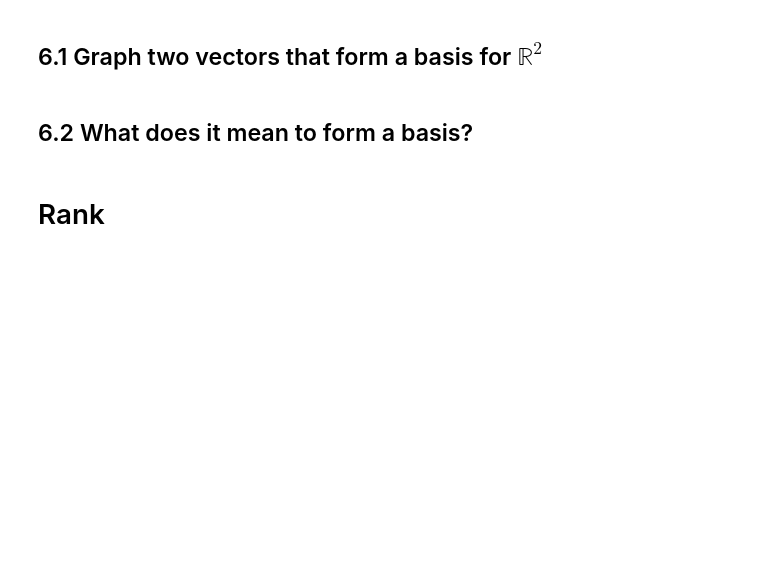
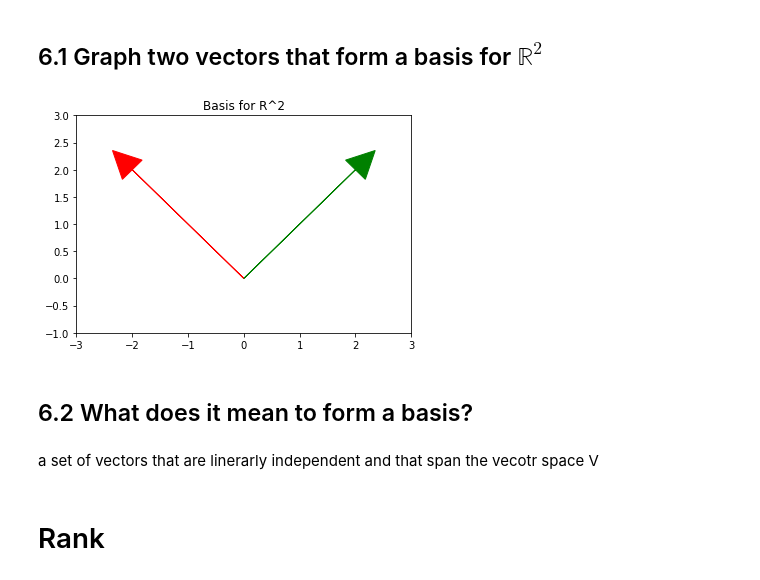
Before and after one commit to lfr4704/DS-Unit-1-Sprint-3-Linear-Algebra, a Jupyter notebook: module2-intermediate-linear-algebra/LR_LS_DS_132_Intermediate_Linear_Algebra_Assignment.ipynb, the cells around one changed output. Drawn from its saved outputs; the diff is of its cells as text; code cells hidden in the pictures; blank space fills up the shorter version.

```diff
--- a/module2-intermediate-linear-algebra/LR_LS_DS_132_Intermediate_Linear_Algebra_Assignment.ipynb
+++ b/module2-intermediate-linear-algebra/LR_LS_DS_132_Intermediate_Linear_Algebra_Assignment.ipynb
@@ -414,8 +495,31 @@ n = \begin{bmatrix} 4 & 8  & 2\end{bmatrix}
 # Basis
 # %% [markdown]
 ## 6.1 Graph two vectors that form a basis for $\mathbb{R}^2$
+# %%
+# find basis vectors in 2-d
+vector_1 = [-2, 2]
+vector_2 = [2, 2]
+
+# Plot the Scaled Vectors
+
+for myvec, width, mycolor in [(vector_1, .5, 'red'), (vector_2, .5, 'green')]:
+  plt.arrow(0,0,
+            myvec[0],
+            myvec[1],
+            head_width=width,
+            head_length=0.5,
+            color=mycolor)
+
+plt.xlim(-3,3)
+plt.ylim(-1,3)
+plt.title("Basis for R^2")
+plt.show()
+# %% [output]
+[figure, added]
 # %% [markdown]
 ## 6.2 What does it mean to form a basis?
+# %% [markdown]
+a set of vectors that are linerarly independent and that span the vecotr space V
 # %% [markdown]
 # Rank
 # %% [markdown]
```
Also changed, not shown: parts of 14 cells of this notebook.
